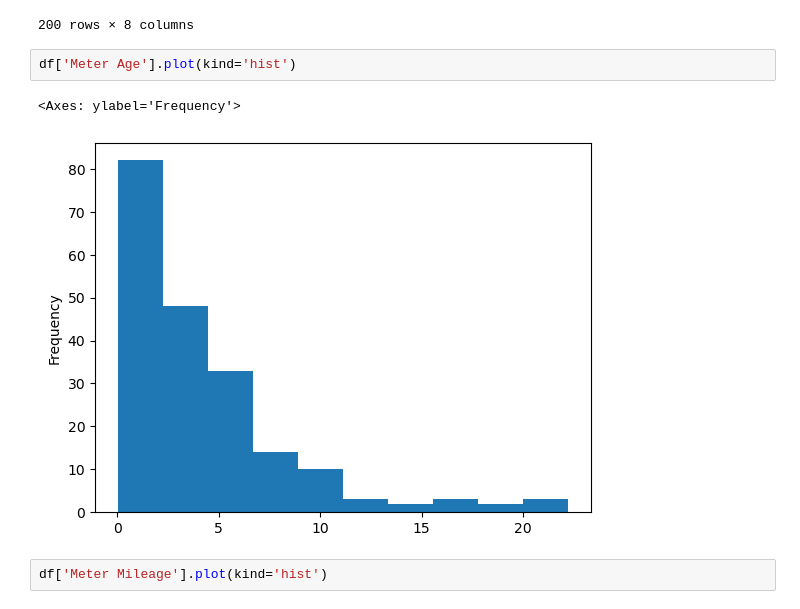
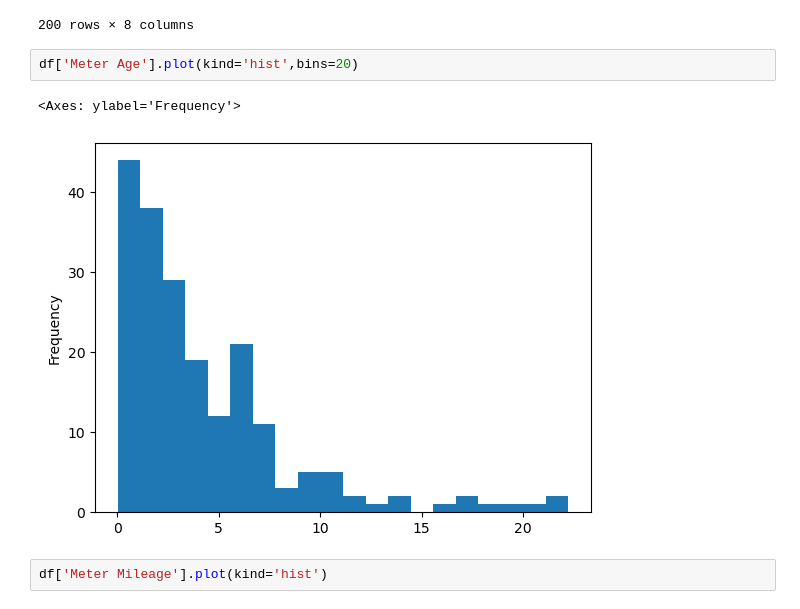
Before and after one commit to zhixe/intelligent-meter-test, a Jupyter notebook: ML/EDA.ipynb, the cells around one changed output. Cells and saved outputs as stored; diff of their text form.

```diff
--- a/ML/EDA.ipynb
+++ b/ML/EDA.ipynb
@@ -109,10 +113,10 @@ df
 | 199 | Petaling | AIS17FA00XXXXX | 50 | Mechanical Meter - Ductile Iron B... | George Kent Malaysia | 2017-12-18 | 6.213699 | ... |
 200 rows × 8 columns
 # %%
-df['Meter Age'].plot(kind='hist')
+df['Meter Age'].plot(kind='hist',bins=20)
 # %% [output]
 <Axes: ylabel='Frequency'>
-[figure, old version]
+[figure, new version]
 # %%
 df['Meter Mileage'].plot(kind='hist')
 # %% [output]
```
Also changed, not shown: parts of 16 cells of this notebook.
